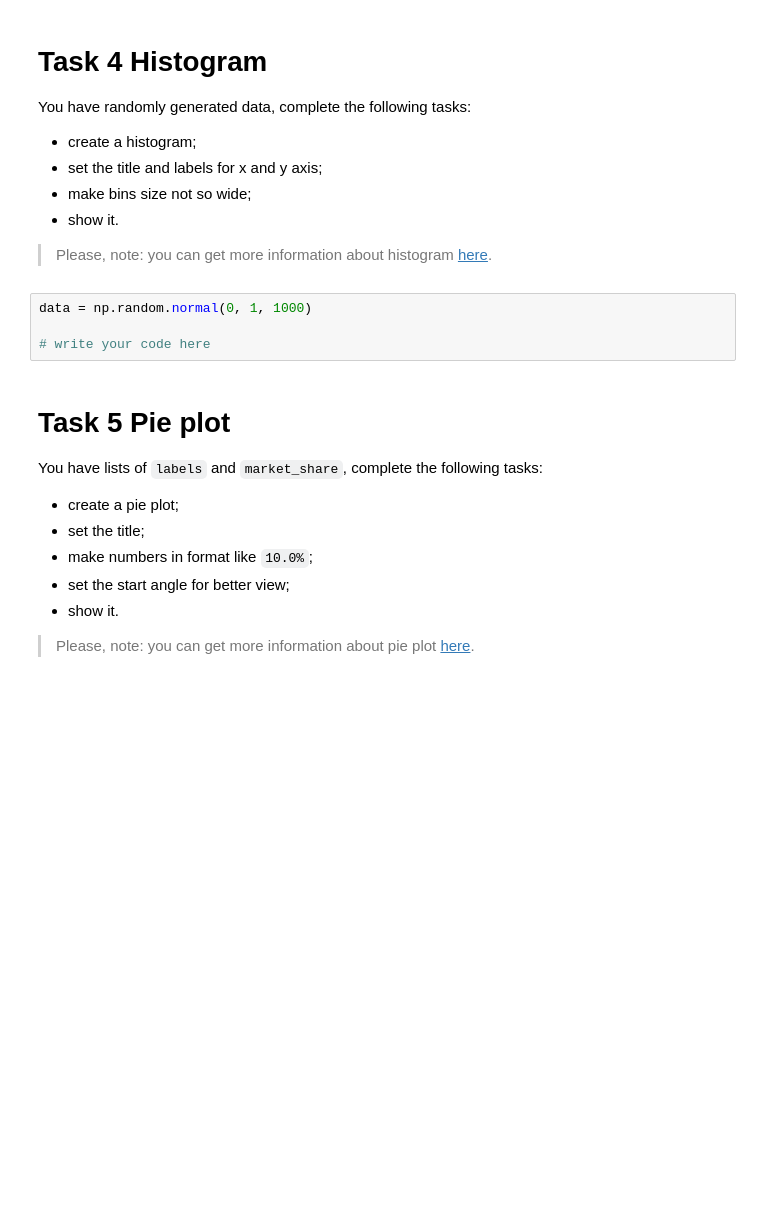
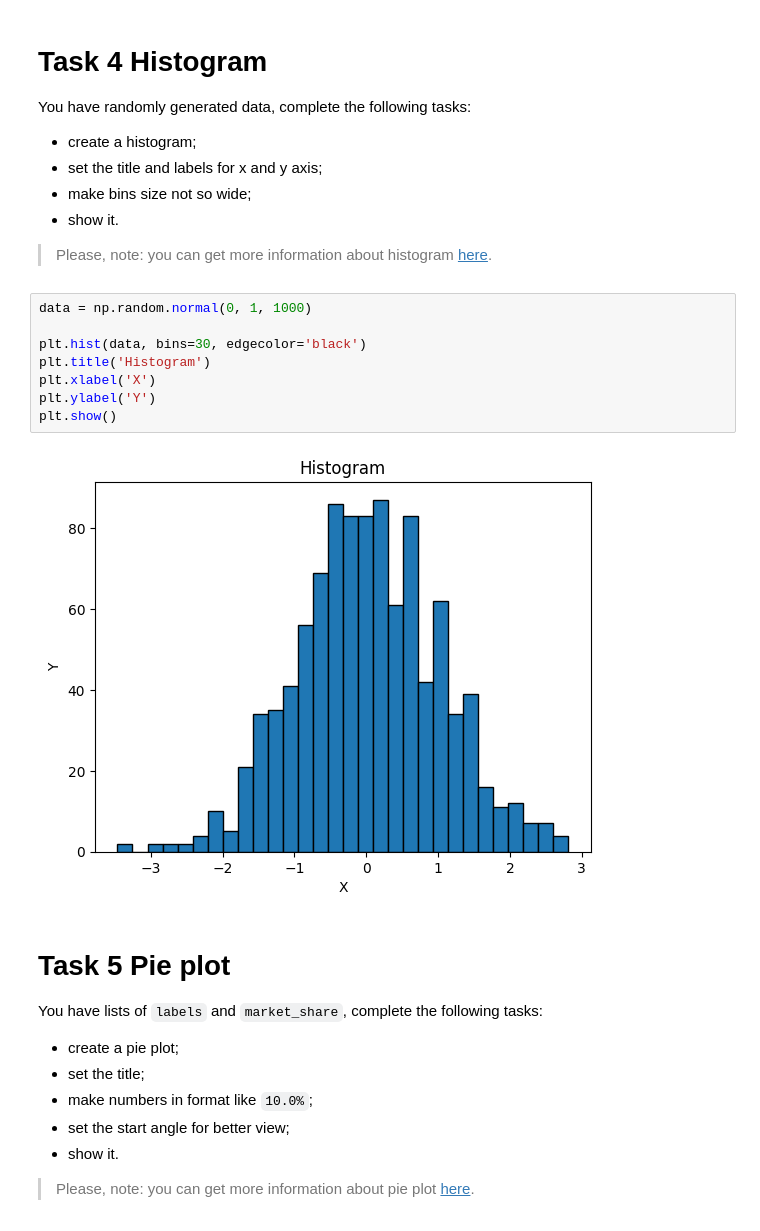
Before and after one commit to mate-academy/py-matplotlib, a Jupyter notebook: app/matplotlib.ipynb, the cells around one changed output. Cells and saved outputs as stored; diff of their text form; blank space fills up the shorter version.

```diff
--- a/app/matplotlib.ipynb
+++ b/app/matplotlib.ipynb
@@ -87,10 +93,16 @@ You have randomly generated data, complete the following tasks:
 * show it.
 
 > Please, note: you can get more information about histogram [here](https://matplotlib.org/stable/api/_as_gen/matplotlib.pyplot.hist.html).
-# %%
-data = np.random.normal(0, 1, 1000)
-
-# write your code here
+# %%
+data = np.random.normal(0, 1, 1000)
+
+plt.hist(data, bins=30, edgecolor='black')
+plt.title('Histogram')
+plt.xlabel('X')
+plt.ylabel('Y')
+plt.show()
+# %% [output]
+[figure, added]
 # %% [markdown]
 # Task 5 Pie plot
 
```
Also changed, not shown: parts of 9 cells of this notebook.
